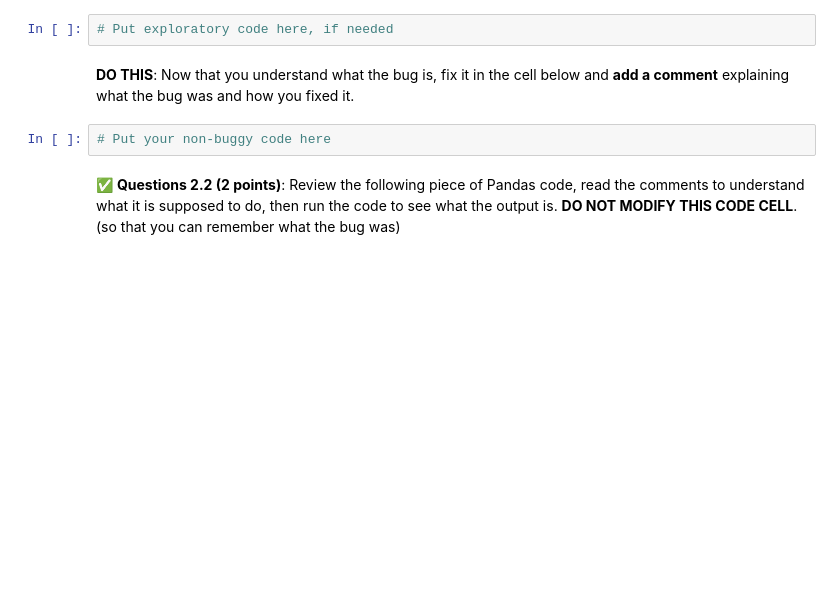
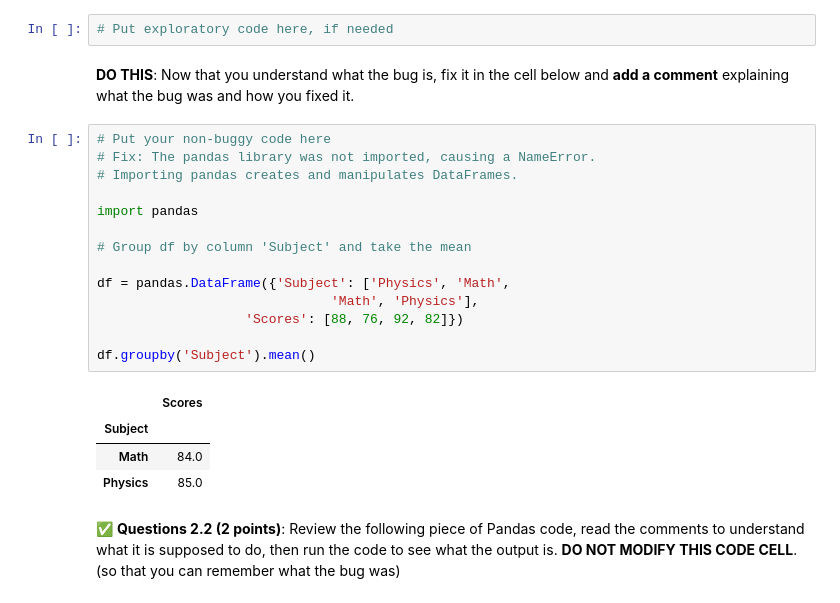
Before and after one commit to johnsje6/CMSE202-s26-turnin, a Jupyter notebook: hw-01/HW-01_GitPracticeDebuggingPythonPackagesAndClasses-STUDENT.ipynb, the cells around one changed output. Cells and saved outputs as stored; diff of their text form; blank space fills up the shorter version.

```diff
--- a/hw-01/HW-01_GitPracticeDebuggingPythonPackagesAndClasses-STUDENT.ipynb
+++ b/hw-01/HW-01_GitPracticeDebuggingPythonPackagesAndClasses-STUDENT.ipynb
@@ -211,8 +216,25 @@ If you need to write any code to explore the nature of the bug, please do so in
 # Put exploratory code here, if needed
 # %% [markdown]
 **DO THIS**: Now that you understand what the bug is, fix it in the cell below and **add a comment** explaining what the bug was and how you fixed it.
-# %%
-# Put your non-buggy code here
+# %%
+# Put your non-buggy code here
+# Fix: The pandas library was not imported, causing a NameError.
+# Importing pandas creates and manipulates DataFrames.
+
+import pandas
+
+# Group df by column 'Subject' and take the mean
+
+df = pandas.DataFrame({'Subject': ['Physics', 'Math',
+                              'Math', 'Physics'],
+                   'Scores': [88, 76, 92, 82]})
+
+df.groupby('Subject').mean()
+# %% [output]
+|  | Scores |
+| Subject |  |
+| Math | 84.0 |
+| Physics | 85.0 |
 # %% [markdown]
 &#9989; **Questions 2.2 (2 points)**: Review the following piece of Pandas code, read the comments to understand what it is supposed to do, then run the code to see what the output is. **DO NOT MODIFY THIS CODE CELL**. (so that you can remember what the bug was)
 # %%
```
Also changed, not shown: parts of 15 cells of this notebook.
